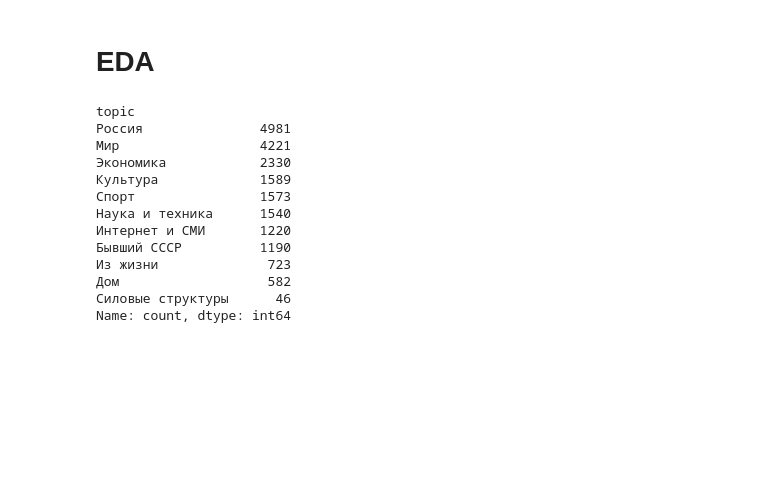
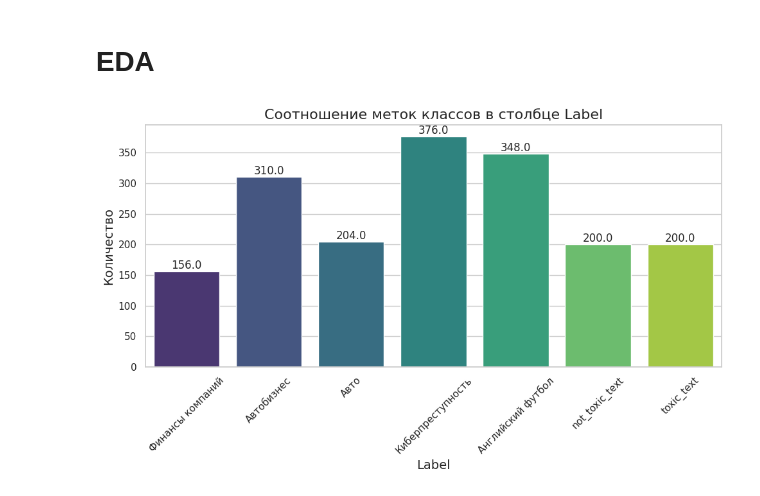
Before and after one commit to DanyaKorolkov/sentence-classifications, a Jupyter notebook: starter/01_data_collection.ipynb, the cells around one changed output. Saved outputs shown, nothing was run; the diff lists cells and outputs as text; code cells hidden in the pictures; blank space fills up the shorter version.

```diff
--- a/starter/01_data_collection.ipynb
+++ b/starter/01_data_collection.ipynb
@@ -8,0 +33,8 @@ df = pd.read_parquet("starter/artefacts/data/df_lenta.parquet.gzip")
+# %%
+# Добавление токсичных комментов и преобразование их нужному виду
+toxic_df = pd.read_csv('starter/artefacts/data/labeled.csv')
+toxic_df = toxic_df.rename(columns={'comment': 'Text', 'toxic': 'Label'})
+toxic_df['Label'] = toxic_df['Label'].astype(int).replace({0: 'not_toxic_text', 1: 'toxic_text'})
+toxic_df = toxic_df.dropna(subset=['Text', 'Label'])
+toxic_df = toxic_df.drop_duplicates(['Text'])
+toxic_df.head()
@@ -8,0 +50,12 @@ df = pd.read_parquet("starter/artefacts/data/df_lenta.parquet.gzip")
+# %%
+# Группировка по категориям и подсчет количества записей в каждой категории
+category_counts = news_df['Label'].value_counts()
+
+# Фильтрация категорий с количеством записей от 100 до 400
+filtered_categories = category_counts[(category_counts >= 100) & (category_counts <= 400)]
+
+# Случайный выбор 5 категорий из отфильтрованных
+random_categories = filtered_categories.sample(n=5, random_state=42)
+
+# Вывод выбранных категорий
+print("Случайно выбранные категории:\n", random_categories)
@@ -8,0 +71,7 @@ df = pd.read_parquet("starter/artefacts/data/df_lenta.parquet.gzip")
+# %%
+# Оставлю по 200 примеров токсичных и нетоксичных
+toxic_df = toxic_df.groupby('Label').apply(lambda x: x.sample(n=200, random_state=42)).reset_index(drop=True)
+# %%
+# Датасет для дальнейшей работы
+df = pd.concat([news_df[news_df['Label'].isin(list(random_categories.index))], toxic_df]).reset_index(drop=True)
+df
@@ -9,18 +92,21 @@ df = pd.read_parquet("starter/artefacts/data/df_lenta.parquet.gzip")
 # %% [markdown]
 # EDA
-# %%
-df["topic"].value_counts()
-# %% [output]
-topic
-Россия               4981
-Мир                  4221
-Экономика            2330
-Культура             1589
-Спорт                1573
-Наука и техника      1540
-Интернет и СМИ       1220
-Бывший СССР          1190
-Из жизни              723
-Дом                   582
-Силовые структуры      46
-Name: count, dtype: int64
+# %%
+sns.set(style="whitegrid")
+plt.figure(figsize=(10, 6))
+ax = sns.countplot(data=df, x='Label', palette='viridis')
+
+plt.xlabel("Label", fontsize=14)
+plt.ylabel("Количество", fontsize=14)
+plt.title('Соотношение меток классов в столбце Label', fontsize=16)
+
+for p in ax.patches:
+    ax.annotate(f'{p.get_height()}',
+                (p.get_x() + p.get_width() / 2., p.get_height()),
+                ha='center', va='bottom', fontsize=12)
+
+plt.xticks(rotation=45)
+plt.tight_layout()
+plt.show()
+# %% [output]
+[figure, added]
```
Also changed, not shown: parts of 13 cells of this notebook, 4 other files.
